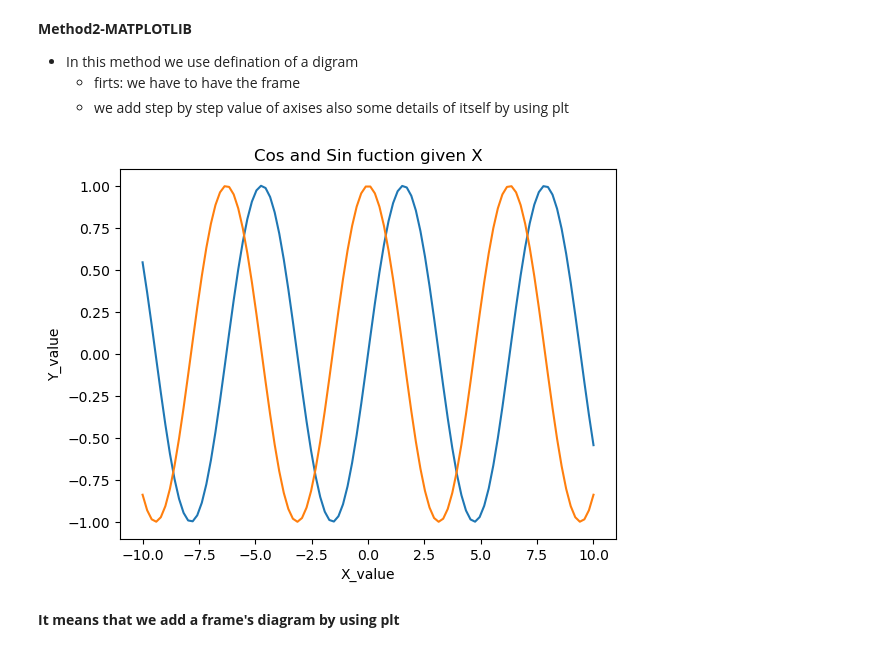
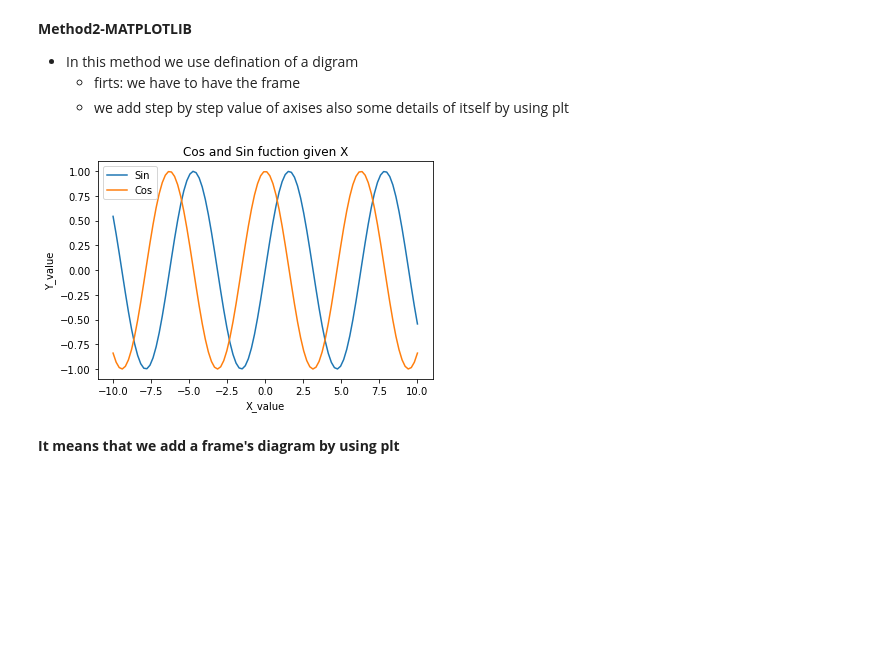
Before and after one commit to honghanhh/mci_python_31_level_1, a Jupyter notebook: Live Slides/Live Lecture 7/DAT_Live_Lecture_7.ipynb, the cells around one changed output. Cells and saved outputs as stored; diff of their text form; code cells hidden in the pictures; blank space fills up the shorter version.

```diff
--- a/Live Slides/Live Lecture 7/DAT_Live_Lecture_7.ipynb
+++ b/Live Slides/Live Lecture 7/DAT_Live_Lecture_7.ipynb
@@ -211,14 +210,15 @@ plt.show()
     * we add step by step value of axises also some details of itself by using plt
 # %%
 ax = plt.axes()#create the frame
-ax.plot(x,sin)
-ax.plot(x,cos)
+ax.plot(x,sin,label='Sin')
+ax.plot(x,cos,label='Cos')
 plt.title("Cos and Sin fuction given X")
 plt.xlabel('X_value')
 plt.ylabel('Y_value')
+plt.legend()
 plt.show()
 # %% [output]
-[figure, old version]
+[figure, new version]
 # %% [markdown]
 **It means that we add a frame's diagram by using plt**
 # %%
```
Also changed, not shown: parts of 6 cells of this notebook, 9 other files.
